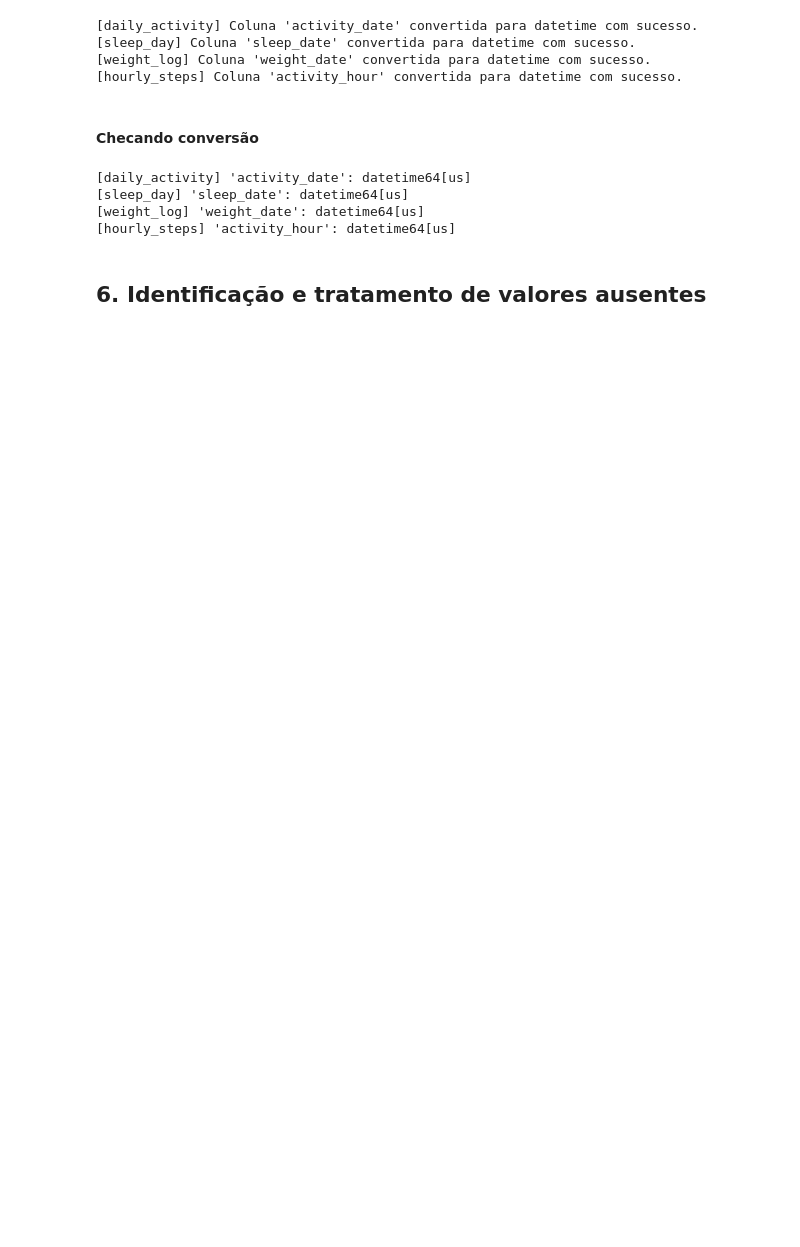
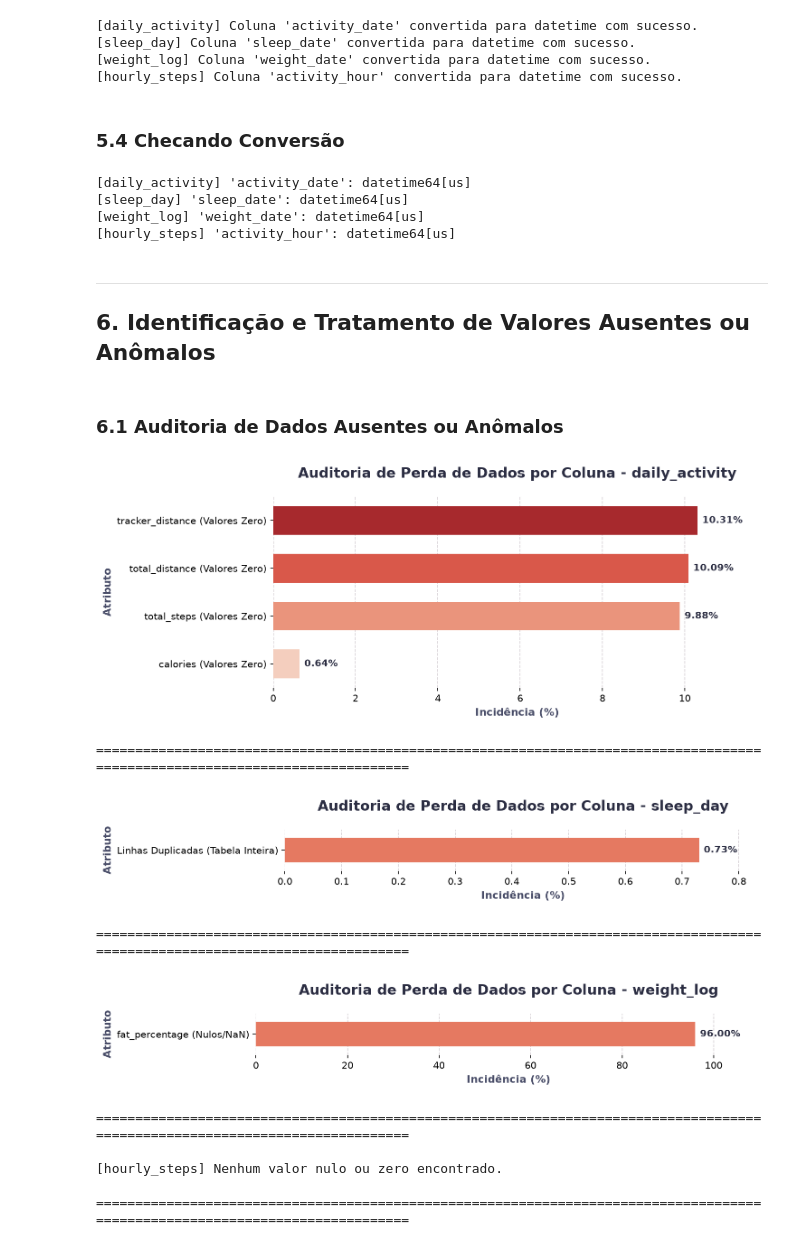
Before and after one commit to AleCecilio/bellabeat_data_analysis, a Jupyter notebook: notebooks/02_data_cleaning.ipynb, the cells around one changed output. Cells and saved outputs as stored; diff of their text form; code cells hidden in the pictures; blank space fills up the shorter version.

```diff
--- a/notebooks/02_data_cleaning.ipynb
+++ b/notebooks/02_data_cleaning.ipynb
@@ -324,8 +325,8 @@ novos_dataframes = list(dfs.keys())
 # %%
 print(" ====== Colunas dos DataFrames: =======\n")
-for df_nome in novos_dataframes:
+for df_nome, df in dfs.items():
         print(f"DataFrame '{df_nome}':")
-        print(dfs[df_nome].columns)
+        print(df.columns)
         print("\n" + "=" * 100 + "\n")
 # %% [output]
  ====== Colunas dos DataFrames: =======
@@ -368,7 +369,7 @@ for df_nome, df in dfs.items():
 [weight_log] Coluna 'weight_date' convertida para datetime com sucesso.
 [hourly_steps] Coluna 'activity_hour' convertida para datetime com sucesso.
 # %% [markdown]
-#### Checando conversão
+### 5.4 Checando Conversão
 # %%
 # Relatório de tipos de dados após a conversão
 for df_nome, df in dfs.items():
@@ -381,4 +382,52 @@ for df_nome, df in dfs.items():
 [weight_log] 'weight_date': datetime64[us]
 [hourly_steps] 'activity_hour': datetime64[us]
 # %% [markdown]
-## 6. Identificação e tratamento de valores ausentes
+---
+
+## 6. Identificação e Tratamento de Valores Ausentes ou Anômalos
+# %% [markdown]
+### 6.1 Auditoria de Dados Ausentes ou Anômalos
+# %%
+# ==============================================================================
+# Nestas colunas, o valor '0' não indica falha do aparelho, mas sim o
+# comportamento da usuária: estar dormindo (0 passos na hora), em repouso
+# (0 minutos de atividade intensa), ou não registrar treinos manualmente no app.
+# ==============================================================================
+
+colunas_normais = [
+    'logged_activities_distance',
+    'sedentary_minutes',
+    'sedentary_active_distance',
+    'very_active_distance',
+    'very_active_minutes',
+    'moderately_active_distance',
+    'fairly_active_minutes',
+    'light_active_distance',
+    'lightly_active_minutes',
+    'step_total'
+]
+# %%
+# Roda o diagnóstico filtrando as colunas normais
+
+dfs_missing_data = {}
+
+for df_nome, df in dfs.items():
+    df_qa = check_data_quality(df, ignorar_zeros_em=colunas_normais)
+    dfs_missing_data[df_nome] = df_qa
+
+    if df_qa.empty:
+        print(f"[{df_nome}] Nenhum valor nulo ou zero encontrado.")
+    else:
+        chart_percentage_missing_data(df_plot=dfs_missing_data[df_nome], nome_dataframe=df_nome)
+    print("\n" + "=" * 125 + "\n")
+# %% [output]
+[figure, added]
+=============================================================================================================================
+[figure, added]
+=============================================================================================================================
+[figure, added]
+=============================================================================================================================
+
+[hourly_steps] Nenhum valor nulo ou zero encontrado.
+
+=============================================================================================================================
```
Also changed, not shown: parts of 29 cells of this notebook, 9 other files.
